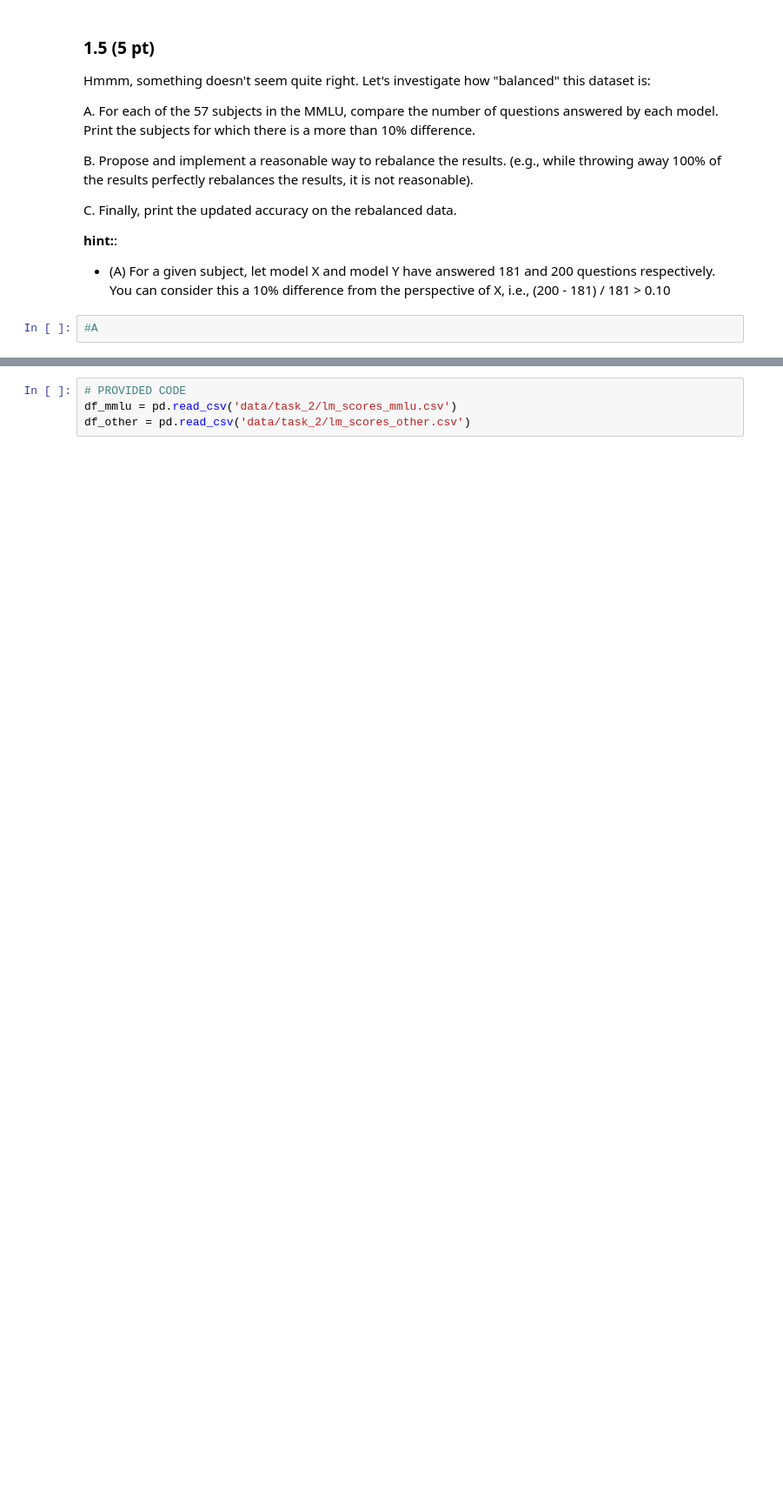
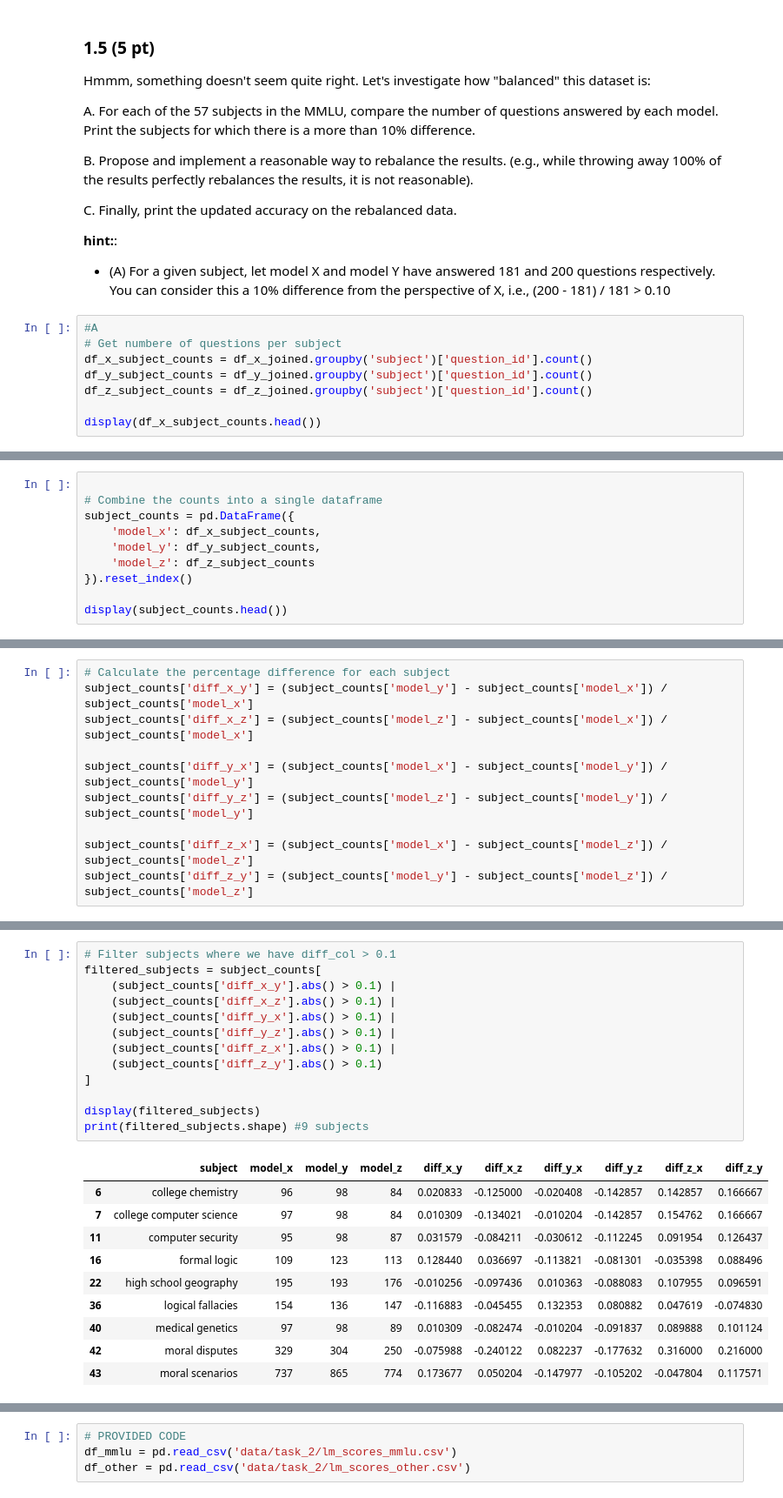
Before and after one commit to Jvviragine/data_analysis_um_course, a Jupyter notebook: data_clinics/clinic1/Niki_Data_Clinic_1 copy.ipynb, the cells around one changed output, grey strips where cells are left out. Shown at 87% size. Cells and saved outputs as stored; diff of their text form; blank space fills up the shorter version.

```diff
--- a/data_clinics/clinic1/Niki_Data_Clinic_1 copy.ipynb
+++ b/data_clinics/clinic1/Niki_Data_Clinic_1 copy.ipynb
@@ -218,3 +432,9 @@ C. Finally, print the updated accuracy on the rebalanced data.
 - (A) For a given subject, let model X and model Y have answered 181 and 200 questions respectively. You can consider this a 10% difference from the perspective of X, i.e., (200 - 181) / 181 > 0.10
 # %%
 #A
+# Get numbere of questions per subject
+df_x_subject_counts = df_x_joined.groupby('subject')['question_id'].count()
+df_y_subject_counts = df_y_joined.groupby('subject')['question_id'].count()
+df_z_subject_counts = df_z_joined.groupby('subject')['question_id'].count()
+
+display(df_x_subject_counts.head())
@@ -222,0 +463,10 @@ C. Finally, print the updated accuracy on the rebalanced data.
+# %%
+
+# Combine the counts into a single dataframe
+subject_counts = pd.DataFrame({
+    'model_x': df_x_subject_counts,
+    'model_y': df_y_subject_counts,
+    'model_z': df_z_subject_counts
+}).reset_index()
+
+display(subject_counts.head())
@@ -222,0 +480,10 @@ C. Finally, print the updated accuracy on the rebalanced data.
+# %%
+# Calculate the percentage difference for each subject
+subject_counts['diff_x_y'] = (subject_counts['model_y'] - subject_counts['model_x']) / subject_counts['model_x']
+subject_counts['diff_x_z'] = (subject_counts['model_z'] - subject_counts['model_x']) / subject_counts['model_x']
+
+subject_counts['diff_y_x'] = (subject_counts['model_x'] - subject_counts['model_y']) / subject_counts['model_y']
+subject_counts['diff_y_z'] = (subject_counts['model_z'] - subject_counts['model_y']) / subject_counts['model_y']
+
+subject_counts['diff_z_x'] = (subject_counts['model_x'] - subject_counts['model_z']) / subject_counts['model_z']
+subject_counts['diff_z_y'] = (subject_counts['model_y'] - subject_counts['model_z']) / subject_counts['model_z']
@@ -222,0 +499,24 @@ C. Finally, print the updated accuracy on the rebalanced data.
+# %%
+# Filter subjects where we have diff_col > 0.1
+filtered_subjects = subject_counts[
+    (subject_counts['diff_x_y'].abs() > 0.1) |
+    (subject_counts['diff_x_z'].abs() > 0.1) |
+    (subject_counts['diff_y_x'].abs() > 0.1) |
+    (subject_counts['diff_y_z'].abs() > 0.1) |
+    (subject_counts['diff_z_x'].abs() > 0.1) |
+    (subject_counts['diff_z_y'].abs() > 0.1)
+]
+
+display(filtered_subjects)
+print(filtered_subjects.shape) #9 subjects
+# %% [output]
+|  | subject | model_x | model_y | model_z | diff_x_y | diff_x_z | diff_y_x | diff_y_z | diff_z_x | diff_z_y |
+| 6 | college chemistry | 96 | 98 | 84 | 0.020833 | -0.125000 | -0.020408 | -0.142857 | 0.142857 | 0.166667 |
+| 7 | college computer science | 97 | 98 | 84 | 0.010309 | -0.134021 | -0.010204 | -0.142857 | 0.154762 | 0.166667 |
+| 11 | computer security | 95 | 98 | 87 | 0.031579 | -0.084211 | -0.030612 | -0.112245 | 0.091954 | 0.126437 |
+| 16 | formal logic | 109 | 123 | 113 | 0.128440 | 0.036697 | -0.113821 | -0.081301 | -0.035398 | 0.088496 |
+| 22 | high school geography | 195 | 193 | 176 | -0.010256 | -0.097436 | 0.010363 | -0.088083 | 0.107955 | 0.096591 |
+| 36 | logical fallacies | 154 | 136 | 147 | -0.116883 | -0.045455 | 0.132353 | 0.080882 | 0.047619 | -0.074830 |
+| 40 | medical genetics | 97 | 98 | 89 | 0.010309 | -0.082474 | -0.010204 | -0.091837 | 0.089888 | 0.101124 |
+| 42 | moral disputes | 329 | 304 | 250 | -0.075988 | -0.240122 | 0.082237 | -0.177632 | 0.316000 | 0.216000 |
+| 43 | moral scenarios | 737 | 865 | 774 | 0.173677 | 0.050204 | -0.147977 | -0.105202 | -0.047804 | 0.117571 |
```
Also changed, not shown: parts of 27 cells of this notebook.
